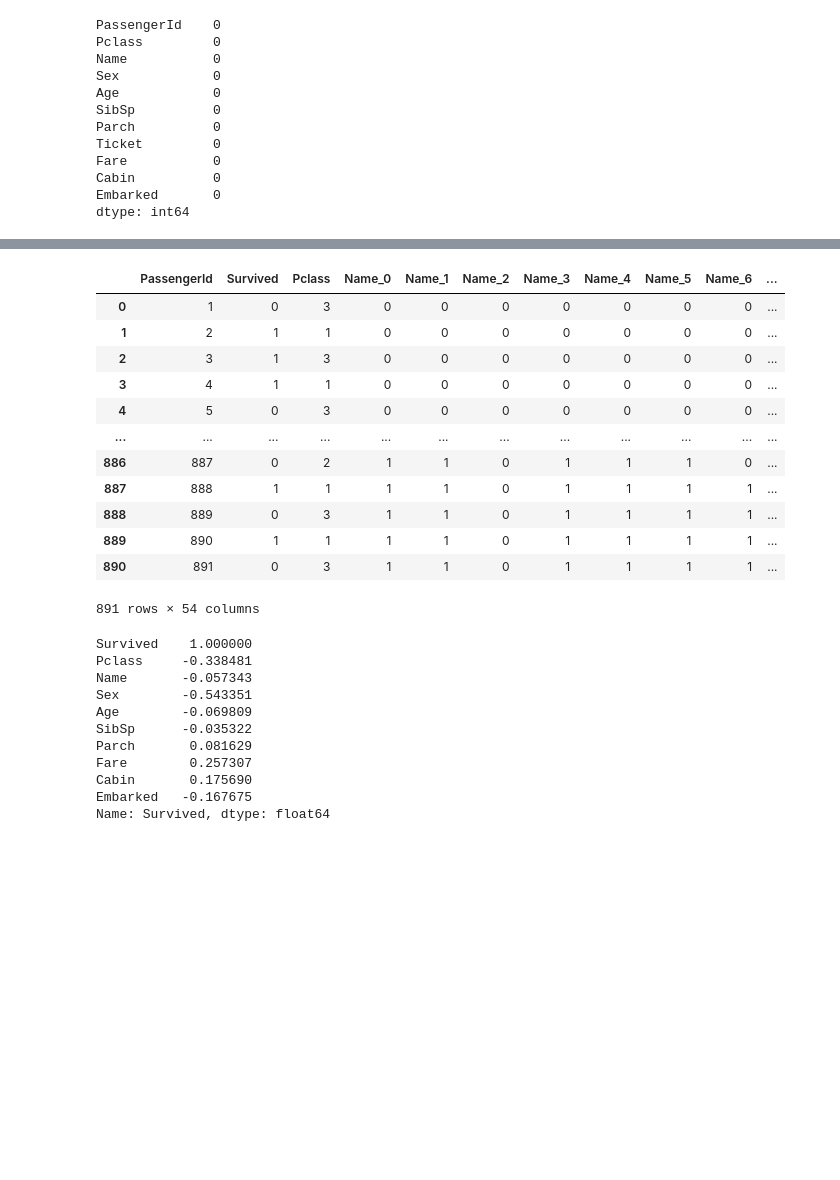
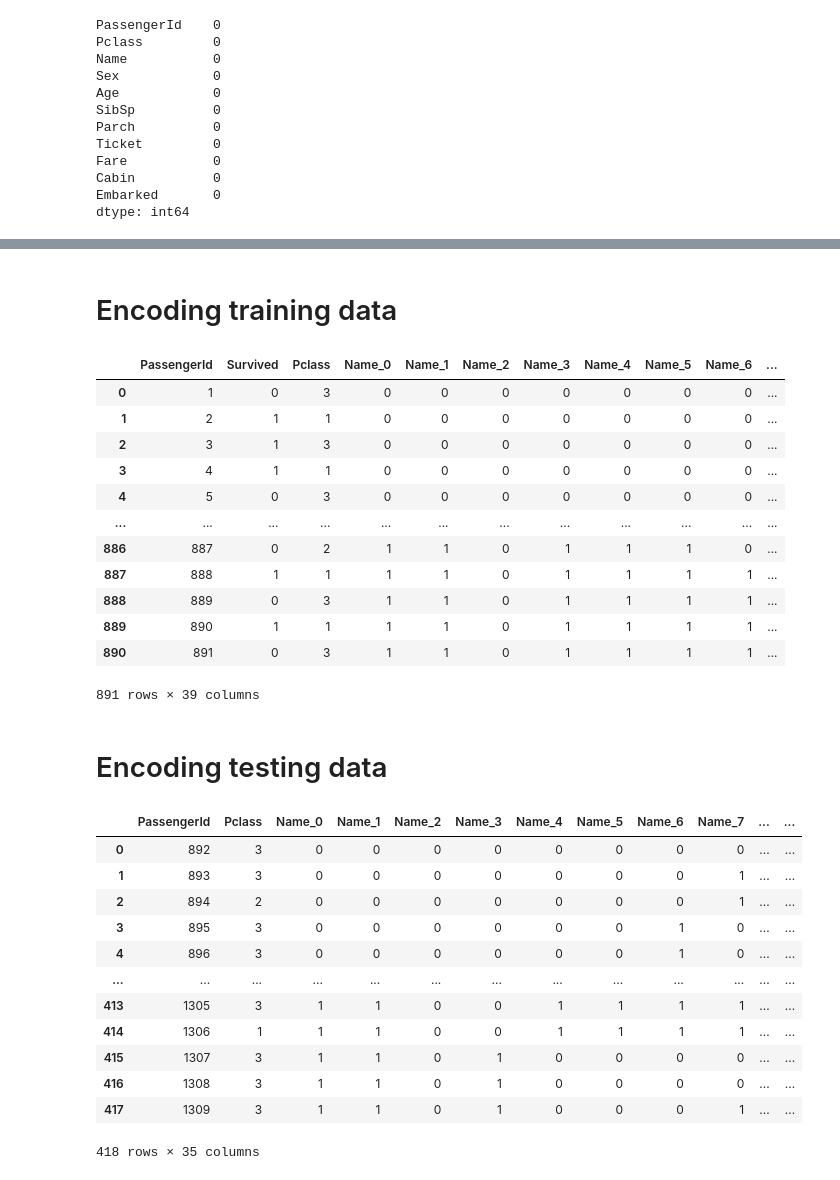
Before and after one commit to Moukthika1253/Mou_DataMining_TermProject, a Jupyter notebook: notebook4b6538a249.ipynb, the cells around one changed output, grey strips where cells are left out. Saved outputs shown, nothing was run; the diff lists cells and outputs as text; code cells hidden in the pictures; blank space fills up the shorter version.

```diff
--- a/notebook4b6538a249.ipynb
+++ b/notebook4b6538a249.ipynb
@@ -118,8 +118,8 @@ dtype: int64
 # %% [markdown]
 # Replacing missing values in test.csv
 # %%
-testing_data['Age']=testing_data['Age'].fillna(testing_data['Age'].mean())
-testing_data['Fare']=testing_data['Fare'].fillna(testing_data['Fare'].mean())
+testing_data['Age']=testing_data['Age'].fillna(testing_data['Age'].median())
+testing_data['Fare']=testing_data['Fare'].fillna(testing_data['Fare'].median())
 testing_data['Cabin']=training_data['Cabin'].fillna(testing_data['Cabin'].mode()[0])
 testing_data['Embarked']=testing_data['Embarked'].fillna(testing_data['Embarked'].mode()[0])
 # %% [markdown]
@@ -147,5 +152,13 @@ training_data['Cabin'] =training_data['Cabin'].astype('category').cat.codes
+# %%
+testing_data['Name'] =testing_data['Name'].astype('category').cat.codes
+testing_data['Sex'] =testing_data['Sex'].astype('category').cat.codes
+testing_data['Embarked'] =testing_data['Embarked'].astype('category').cat.codes
+testing_data['Cabin'] =testing_data['Cabin'].astype('category').cat.codes
+testing_data['Ticket'] =testing_data['Ticket'].astype('category').cat.codes
+# %% [markdown]
+# Encoding training data
 # %%
-encoder=c.BinaryEncoder(cols=['Name','Age','Sex','Parch','Ticket','Fare','Cabin','Embarked'],return_df=True)
+encoder=c.BinaryEncoder(cols=['Name','Sex','Ticket','Cabin','Embarked'],return_df=True)
 encoder.fit_transform(training_data)
 # %% [output]
 |  | PassengerId | Survived | Pclass | Name_0 | Name_1 | Name_2 | Name_3 | Name_4 | Name_5 | Name_6 | ... |
@@ -160,18 +173,23 @@ encoder.fit_transform(training_data)
 | 888 | 889 | 0 | 3 | 1 | 1 | 0 | 1 | 1 | 1 | 1 | ... |
 | 889 | 890 | 1 | 1 | 1 | 1 | 0 | 1 | 1 | 1 | 1 | ... |
 | 890 | 891 | 0 | 3 | 1 | 1 | 0 | 1 | 1 | 1 | 1 | ... |
-891 rows × 54 columns
+891 rows × 39 columns
-# %%
-training_data[training_data.columns[1:]].corr()['Survived']
-# %% [output]
-Survived    1.000000
-Pclass     -0.338481
-Name       -0.057343
-Sex        -0.543351
-Age        -0.069809
-SibSp      -0.035322
-Parch       0.081629
-Fare        0.257307
-Cabin       0.175690
-Embarked   -0.167675
-Name: Survived, dtype: float64
+# %% [markdown]
+# Encoding testing data
+# %%
+encoder=c.BinaryEncoder(cols=['Name','Sex','Ticket','Cabin','Embarked'],return_df=True)
+encoder.fit_transform(testing_data)
+# %% [output]
+|  | PassengerId | Pclass | Name_0 | Name_1 | Name_2 | Name_3 | Name_4 | Name_5 | Name_6 | Name_7 | ... | ... |
+| 0 | 892 | 3 | 0 | 0 | 0 | 0 | 0 | 0 | 0 | 0 | ... | ... |
+| 1 | 893 | 3 | 0 | 0 | 0 | 0 | 0 | 0 | 0 | 1 | ... | ... |
+| 2 | 894 | 2 | 0 | 0 | 0 | 0 | 0 | 0 | 0 | 1 | ... | ... |
+| 3 | 895 | 3 | 0 | 0 | 0 | 0 | 0 | 0 | 1 | 0 | ... | ... |
+| 4 | 896 | 3 | 0 | 0 | 0 | 0 | 0 | 0 | 1 | 0 | ... | ... |
+| ... | ... | ... | ... | ... | ... | ... | ... | ... | ... | ... | ... | ... |
+| 413 | 1305 | 3 | 1 | 1 | 0 | 0 | 1 | 1 | 1 | 1 | ... | ... |
+| 414 | 1306 | 1 | 1 | 1 | 0 | 0 | 1 | 1 | 1 | 1 | ... | ... |
+| 415 | 1307 | 3 | 1 | 1 | 0 | 1 | 0 | 0 | 0 | 0 | ... | ... |
+| 416 | 1308 | 3 | 1 | 1 | 0 | 1 | 0 | 0 | 0 | 0 | ... | ... |
+| 417 | 1309 | 3 | 1 | 1 | 0 | 1 | 0 | 0 | 0 | 1 | ... | ... |
+418 rows × 35 columns
```
Also changed, not shown: parts of 20 cells of this notebook.
